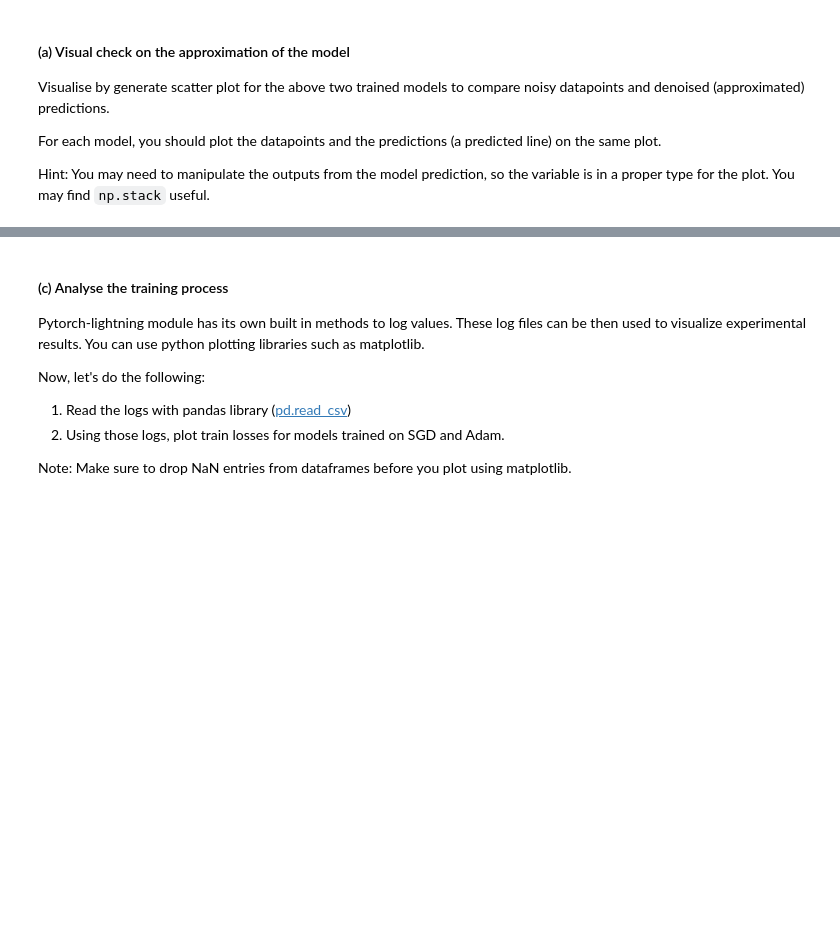
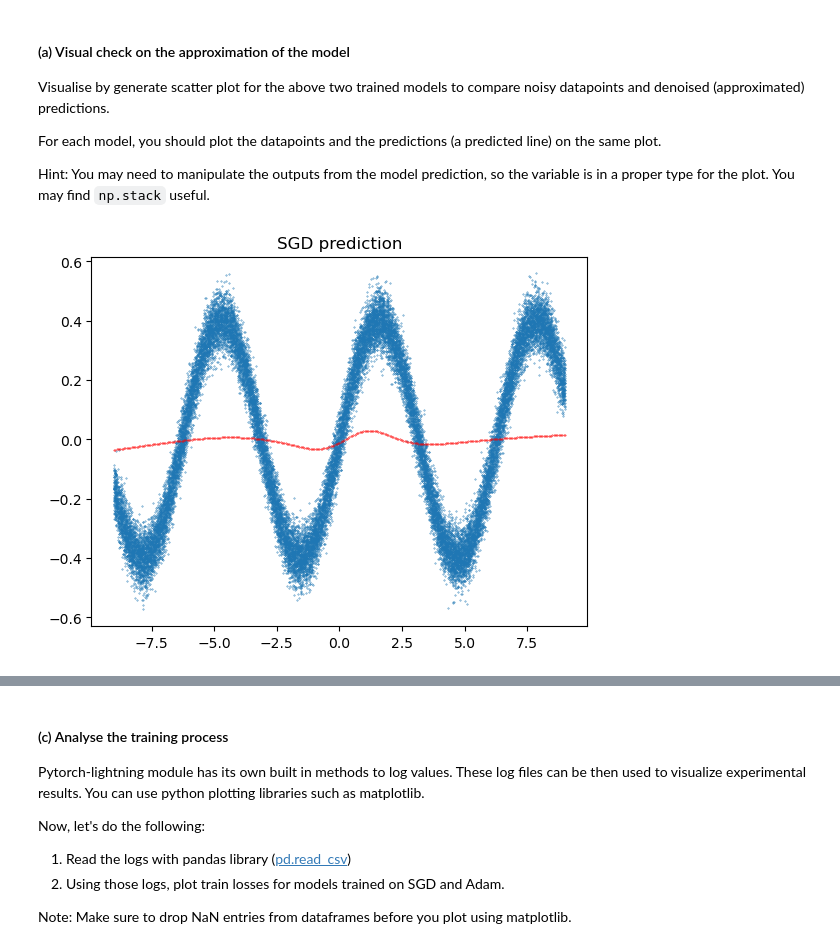
Before and after one commit to sqooid/ece4179-neural-networks, a Jupyter notebook: labs/lab-3/Lab3_1_Sinusoidal.ipynb, the cells around one changed output, grey strips where cells are left out. Cells and saved outputs as stored; diff of their text form; code cells hidden in the pictures; blank space fills up the shorter version.

````diff
--- a/labs/lab-3/Lab3_1_Sinusoidal.ipynb
+++ b/labs/lab-3/Lab3_1_Sinusoidal.ipynb
@@ -411,19 +428,19 @@ And let's train both models with **20 epoches**.
 #### (a) Train with SGD
 # %%
 # Initialize Model with SGD optimizer
-model_sgd = ????
+model_sgd = ShallowLinear(learning_rate=0.01, hidden_size=[1, 128, 1])
 
 # Train model for 20 epochs
 trainer_task1_SGD = Trainer(
     accelerator="auto",
-    devices=1  if not torch.cuda.is_available() else torch.cuda.device_count(),
-    max_epochs=????,
+    devices=1 if not torch.cuda.is_available() else torch.cuda.device_count(),
+    max_epochs=20,
     callbacks=[TQDMProgressBar(refresh_rate=20)],
-    logger=????,
+    logger=CSVLogger("logs", name="SGD"),
 )
 
 # Start the training loop
-????
+trainer_task1_SGD.fit(model_sgd, data_loader_train)
 
 # Evaluate Model
-????
+trainer_task1_SGD.test(dataloaders=data_loader_test)
@@ -435,15 +476,19 @@ If your implementation is correct, you should obtain a printed output similar to
 #### (b) Train with Adam
 # %%
 # Initialize Model with Adam optimizer
-model_adam = ????
+model_adam = ShallowLinear(optimizer="Adam")
 
 # Train model for 20 epochs
 trainer_task1_ADAM = Trainer(
-    ????
+    accelerator="auto",
+    devices=1 if not torch.cuda.is_available() else torch.cuda.device_count(),
+    max_epochs=20,
+    callbacks=[TQDMProgressBar(refresh_rate=20)],
+    logger=CSVLogger("logs", name="Adam"),
 )
 
 # Start the training loop
-???
+trainer_task1_ADAM.fit(model_sgd, data_loader_train, data_loader_test)
 
 # Evaluate Model
-????
+trainer_task1_ADAM.test(dataloaders=data_loader_test)
@@ -474,4 +543,17 @@ Visualise by generate scatter plot for the above two trained models to compare n
 For each model, you should plot the datapoints and the predictions (a predicted line) on the same plot.
 
 Hint: You may need to manipulate the outputs from the model prediction, so the variable is in a proper type for the plot. You may find ```np.stack``` useful.
+# %%
+x = torch.range(-9, 9, 0.05)
+
+# Do prediction using the model with SGD
+predictions_sgd = model_sgd(x)
+# %%
+# Scatter plot for model trained using SGD
+plt.scatter(dataset_train.x_data, dataset_train.y_data, s=0.1)
+plt.scatter(x, predictions_sgd.detach().numpy(), s=0.1, c="r")
+plt.title("SGD prediction")
+plt.show()
+# %% [output]
+[figure, added]
 # %%
````
Also changed, not shown: parts of 18 cells of this notebook, 2 other files.
